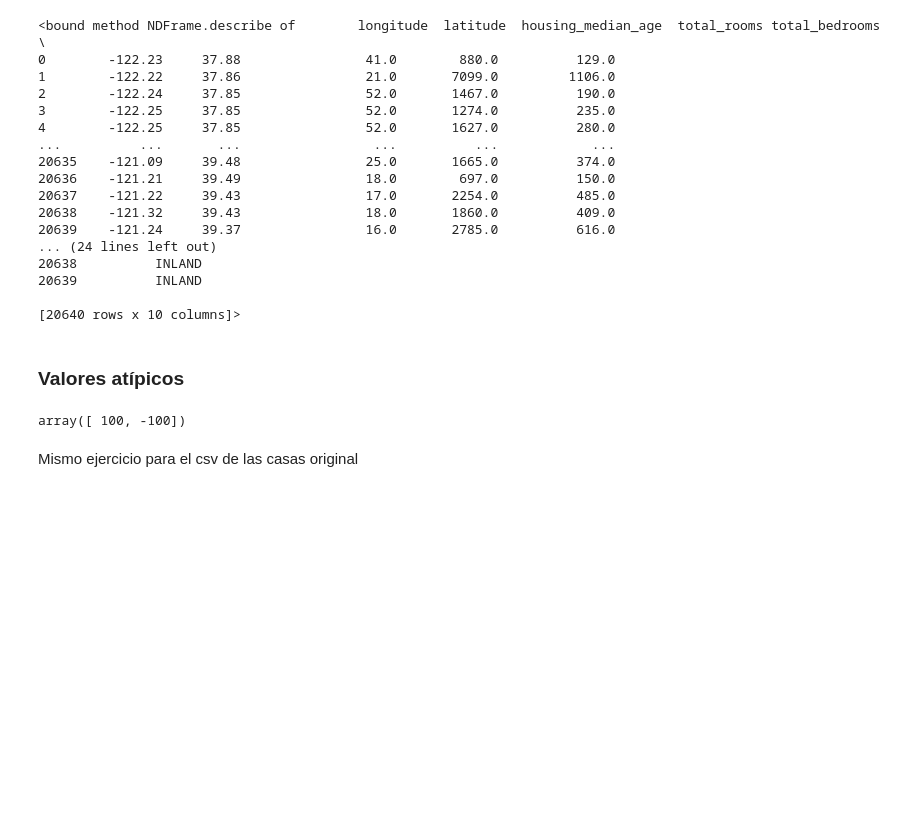
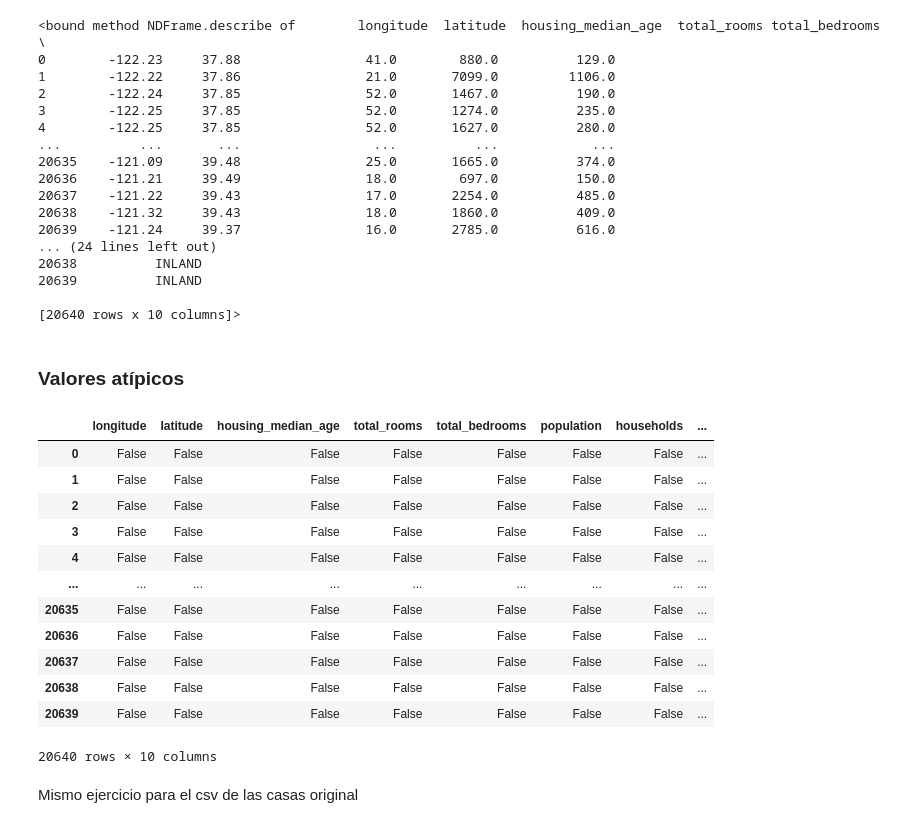
Before and after one commit to JaldaData/PythonJa, a Jupyter notebook: Pandas/.ipynb_aml_checkpoints/Limpieza_datos.ipynb, the cells around one changed output. Cells and saved outputs as stored; diff of their text form; code cells hidden in the pictures; blank space fills up the shorter version.

```diff
--- a/Pandas/.ipynb_aml_checkpoints/Limpieza_datos.ipynb
+++ b/Pandas/.ipynb_aml_checkpoints/Limpieza_datos.ipynb
@@ -163,12 +163,28 @@ data[1] = -100
 # %%
 #Calcular los z-scores (https://en.wikipedia.org/wiki/Standard_score) Identificar valores atípicos según z-cores
 
-Z_score = (data-np.mean(data))/np.std(data)
+Z_scores = (df-np.mean(df))/np.std(df)
+#print(Z_scores)
 umbral = 3
-outliers = np.where(np.abs(Z_score) > umbral)
-data[outliers]
+outliers = np.where(np.abs(Z_scores) > umbral)
+#print(outliers)
+
+dfout_mask = ~df.where(np.abs(Z_scores) > umbral).isna()
+dfout_mask
 # %% [output]
+|  | longitude | latitude | housing_median_age | total_rooms | total_bedrooms | population | households | ... |
+| 0 | False | False | False | False | False | False | False | ... |
+| 1 | False | False | False | False | False | False | False | ... |
+| 2 | False | False | False | False | False | False | False | ... |
+| 3 | False | False | False | False | False | False | False | ... |
+| 4 | False | False | False | False | False | False | False | ... |
+| ... | ... | ... | ... | ... | ... | ... | ... | ... |
+| 20635 | False | False | False | False | False | False | False | ... |
+| 20636 | False | False | False | False | False | False | False | ... |
+| 20637 | False | False | False | False | False | False | False | ... |
+| 20638 | False | False | False | False | False | False | False | ... |
+| 20639 | False | False | False | False | False | False | False | ... |
-array([ 100, -100])
+20640 rows × 10 columns
 # %% [markdown]
 Mismo ejercicio para el csv de las casas original
 # %%
```
Also changed, not shown: parts of 6 cells of this notebook.
